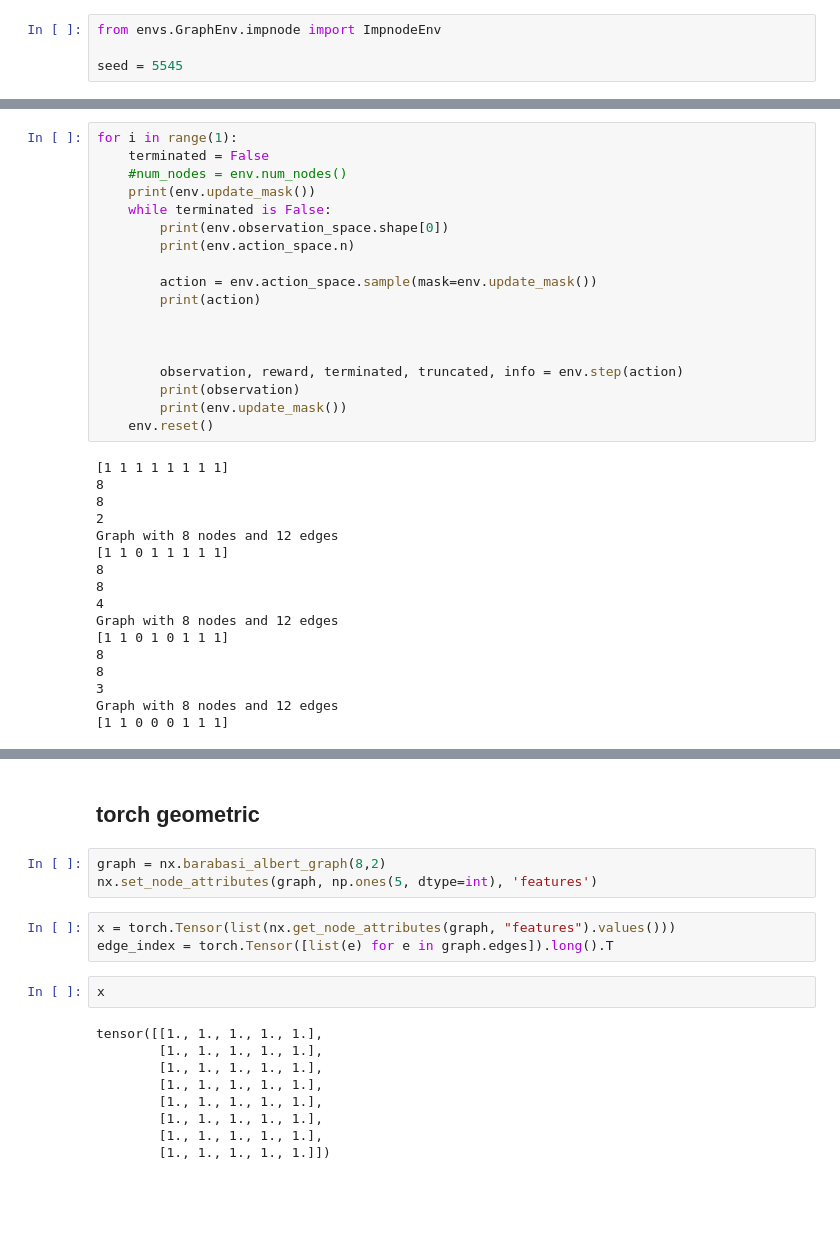
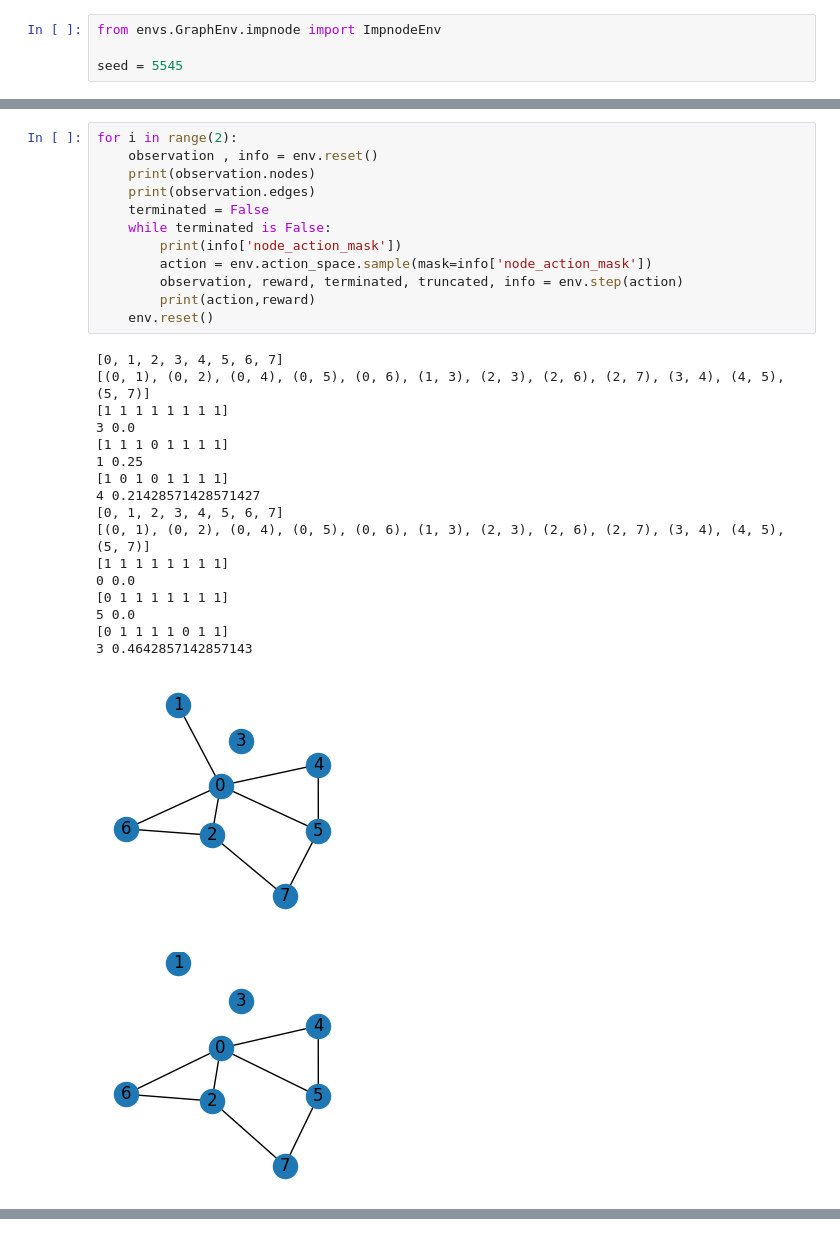
Before and after one commit to rituja-pardhi/ImpNode, a Jupyter notebook: env_test.ipynb, the cells around one changed output, grey strips where cells are left out. Saved outputs shown, nothing was run; the diff lists cells and outputs as text; blank space fills up the shorter version.

```diff
--- a/env_test.ipynb
+++ b/env_test.ipynb
@@ -21,35 +23,31 @@ env.action_space.seed(seed)
 # %%
-for i in range(1):
+for i in range(2):
+    observation , info = env.reset()
+    print(observation.nodes)
+    print(observation.edges)
     terminated = False
-    #num_nodes = env.num_nodes()
-    print(env.update_mask())
     while terminated is False:
-        print(env.observation_space.shape[0])
-        print(env.action_space.n)
-
-        action = env.action_space.sample(mask=env.update_mask())
-        print(action)
-
-
-
+        print(info['node_action_mask'])
+        action = env.action_space.sample(mask=info['node_action_mask'])
         observation, reward, terminated, truncated, info = env.step(action)
-        print(observation)
-        print(env.update_mask())
+        print(action,reward)
     env.reset()
 # %% [output]
+[0, 1, 2, 3, 4, 5, 6, 7]
+[(0, 1), (0, 2), (0, 4), (0, 5), (0, 6), (1, 3), (2, 3), (2, 6), (2, 7), (3, 4), (4, 5), (5, 7)]
 [1 1 1 1 1 1 1 1]
-8
-8
-2
-Graph with 8 nodes and 12 edges
-[1 1 0 1 1 1 1 1]
-8
-8
-4
-Graph with 8 nodes and 12 edges
-[1 1 0 1 0 1 1 1]
-8
-8
-3
-Graph with 8 nodes and 12 edges
-[1 1 0 0 0 1 1 1]
+3 0.0
+[1 1 1 0 1 1 1 1]
+1 0.25
+[1 0 1 0 1 1 1 1]
+4 0.21428571428571427
+[0, 1, 2, 3, 4, 5, 6, 7]
+[(0, 1), (0, 2), (0, 4), (0, 5), (0, 6), (1, 3), (2, 3), (2, 6), (2, 7), (3, 4), (4, 5), (5, 7)]
+[1 1 1 1 1 1 1 1]
+0 0.0
+[0 1 1 1 1 1 1 1]
+5 0.0
+[0 1 1 1 1 0 1 1]
+3 0.4642857142857143
+[figure, added]
+[figure, added]
@@ -56,19 +57,0 @@ Graph with 8 nodes and 12 edges
-# %% [markdown]
-## torch geometric ##
-# %%
-graph = nx.barabasi_albert_graph(8,2)
-nx.set_node_attributes(graph, np.ones(5, dtype=int), 'features')
-# %%
-x = torch.Tensor(list(nx.get_node_attributes(graph, "features").values()))
-edge_index = torch.Tensor([list(e) for e in graph.edges]).long().T
-# %%
-x
-# %% [output]
-tensor([[1., 1., 1., 1., 1.],
-        [1., 1., 1., 1., 1.],
-        [1., 1., 1., 1., 1.],
-        [1., 1., 1., 1., 1.],
-        [1., 1., 1., 1., 1.],
-        [1., 1., 1., 1., 1.],
-        [1., 1., 1., 1., 1.],
-        [1., 1., 1., 1., 1.]])
```
Also changed, not shown: parts of 18 cells of this notebook, 5 other files.
